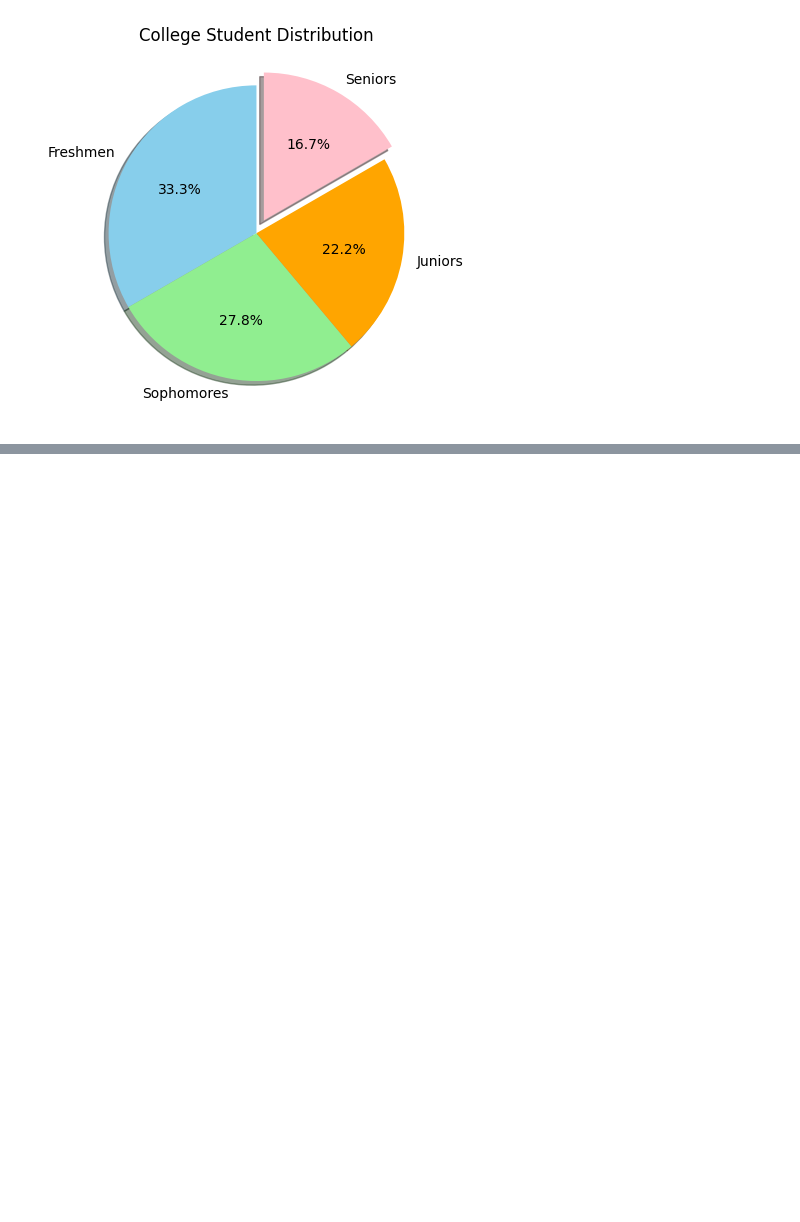
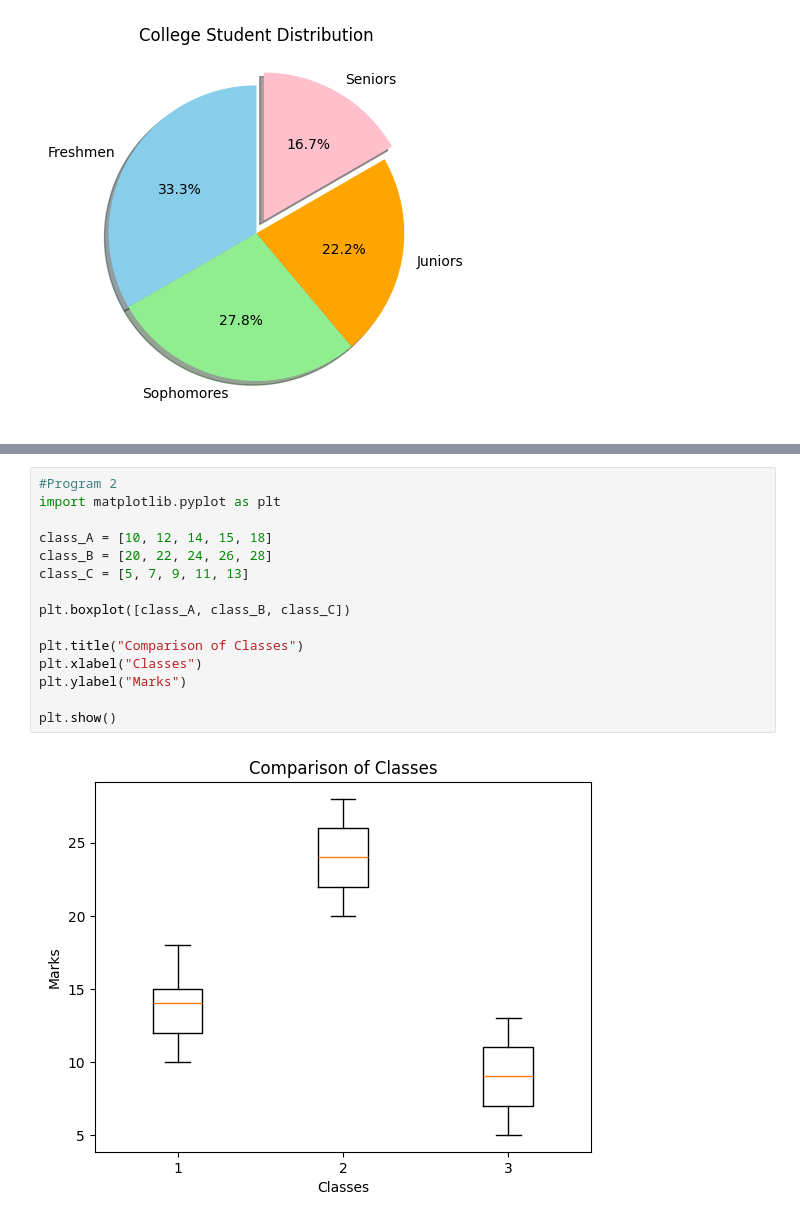
Before and after one commit to rohitkuma6443/Python, a Jupyter notebook: 22.Matplotlip.ipynb, the cells around one changed output, grey strips where cells are left out. Drawn from its saved outputs; the diff is of its cells as text; blank space fills up the shorter version.

```diff
--- a/22.Matplotlip.ipynb
+++ b/22.Matplotlip.ipynb
@@ -256,0 +335,17 @@ plt.show()
+# %%
+#Program 2
+import matplotlib.pyplot as plt
+
+class_A = [10, 12, 14, 15, 18]
+class_B = [20, 22, 24, 26, 28]
+class_C = [5, 7, 9, 11, 13]
+
+plt.boxplot([class_A, class_B, class_C])
+
+plt.title("Comparison of Classes")
+plt.xlabel("Classes")
+plt.ylabel("Marks")
+
+plt.show()
+# %% [output]
+[figure, added]
```
Also changed, not shown: parts of 7 cells of this notebook.
